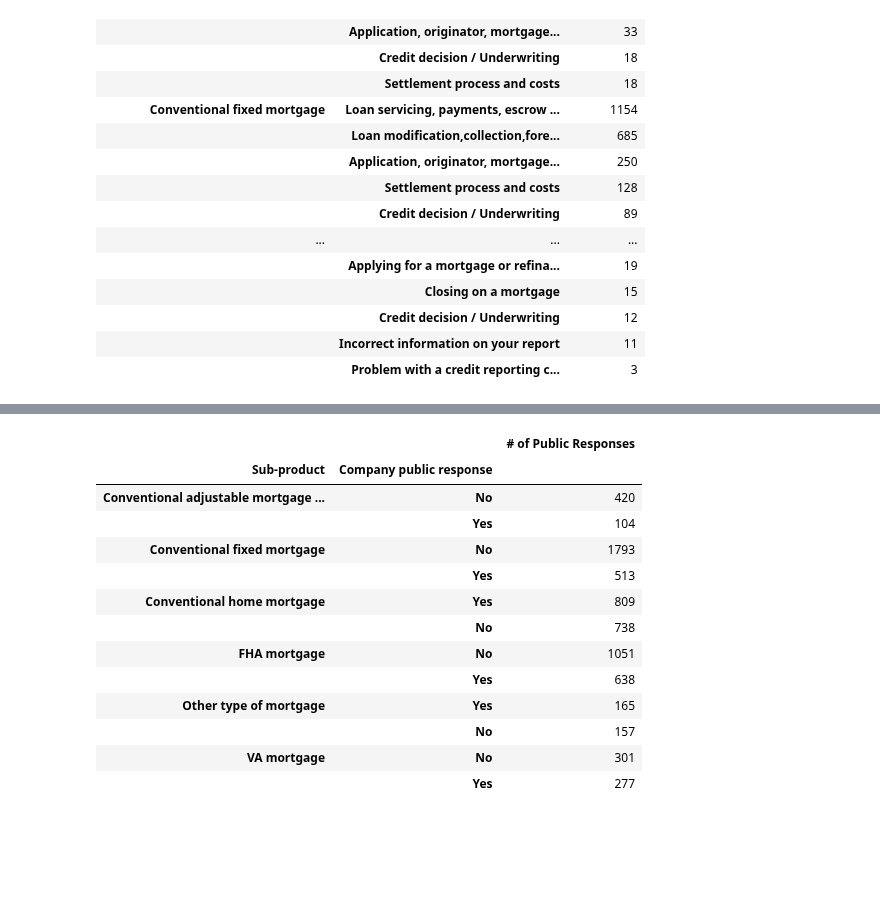
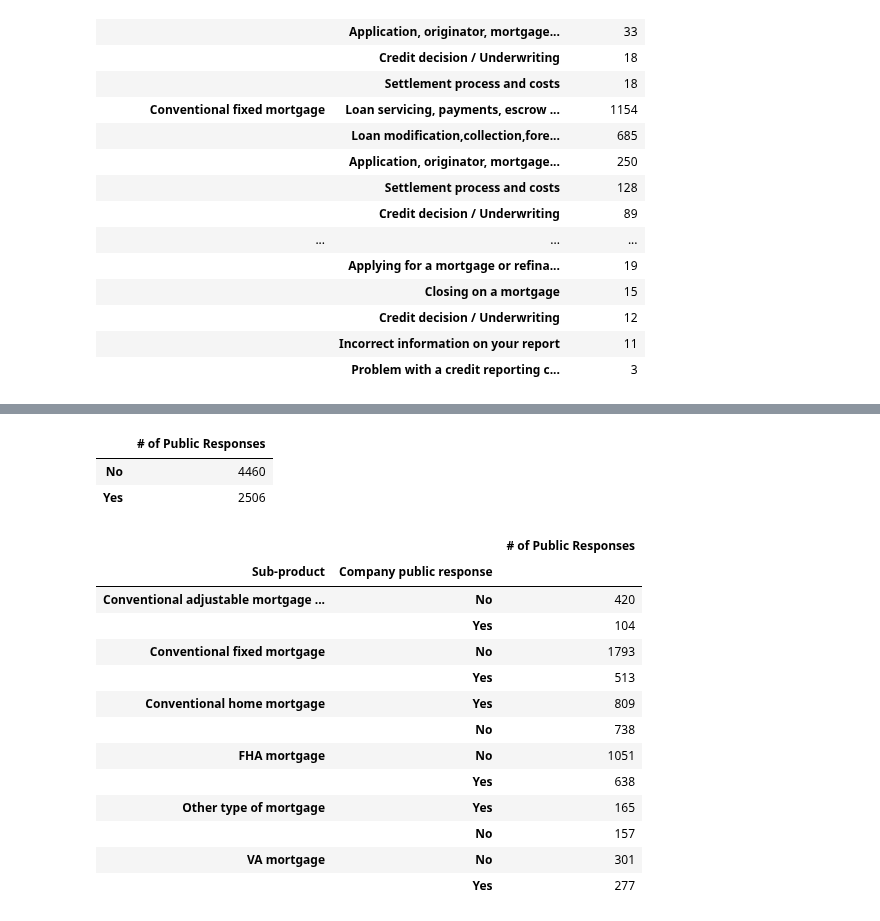
Before and after one commit to carlosvalenciano/Customer-Complaints, a Jupyter notebook: customer-complaints.ipynb, the cells around one changed output, grey strips where cells are left out. Cells and saved outputs as stored; diff of their text form; code cells hidden in the pictures; blank space fills up the shorter version.

```diff
--- a/customer-complaints.ipynb
+++ b/customer-complaints.ipynb
@@ -176,3 +80,15 @@ vaf_df
+# %%
+# Grouped and created a Data Frame for all mortgages and total number of corresponding public responses
+cprproduct_df = complaints_metadata.groupby('Product')['Company public response']
+cpr_df = cprproduct_df.get_group('Mortgage').value_counts()
+cpr_df = pd.DataFrame(cpr_df)
+cpr_df = cpr_df.rename(columns={"Company public response": "# of Public Responses"})
+cprf_df = pd.DataFrame(cpr_df)
+cprf_df
+# %% [output]
+|  | # of Public Responses |
+| No | 4460 |
+| Yes | 2506 |
 # %%
 # Grouped and created a Data Frame for individual mortgages and total number of corresponding public responses
 imortg_grouped_response = complaints_metadata.groupby('Sub-product')['Company public response'].value_counts()
```
Also changed, not shown: parts of 17 cells of this notebook, 1 other file.
